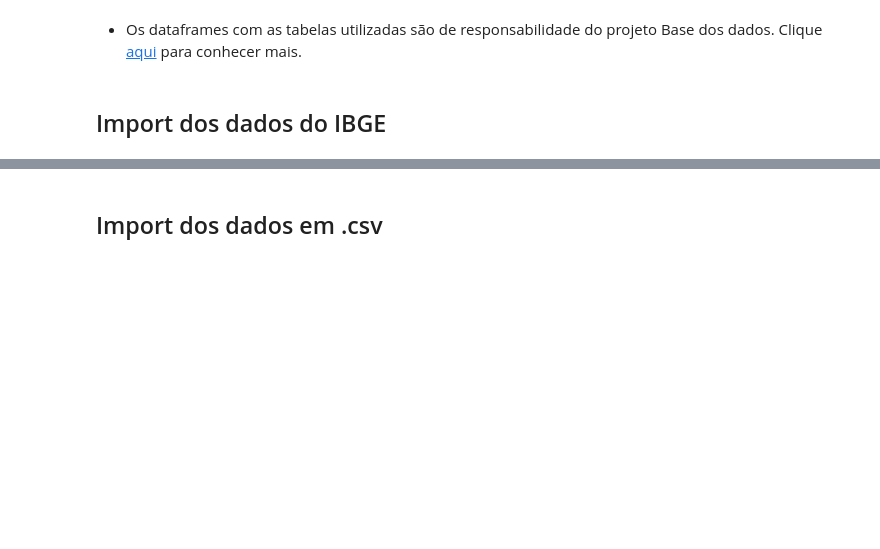
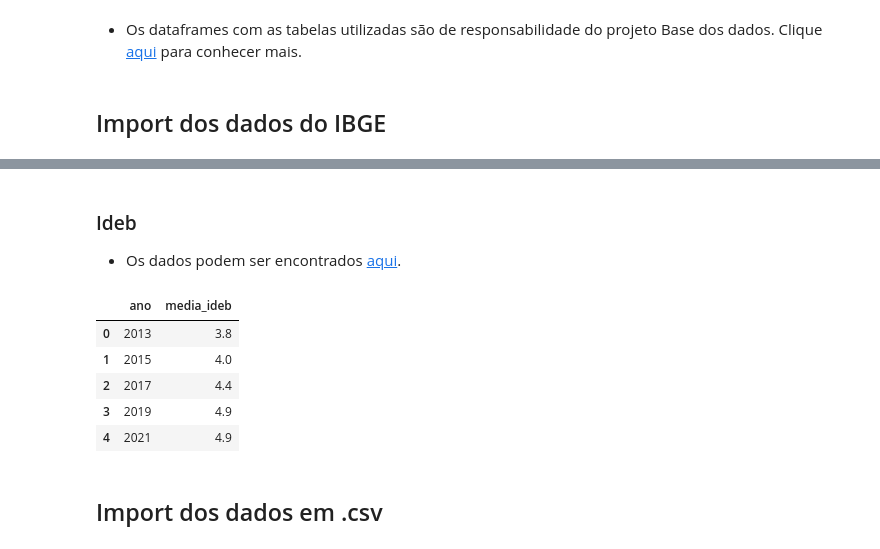
Before and after one commit to AllysonAbreu/dw_contas_publicas_2022, a Jupyter notebook: dea_despesas_dados_novos.ipynb, the cells around one changed output, grey strips where cells are left out. Saved outputs shown, nothing was run; the diff lists cells and outputs as text; code cells hidden in the pictures; blank space fills up the shorter version.

```diff
--- a/dea_despesas_dados_novos.ipynb
+++ b/dea_despesas_dados_novos.ipynb
@@ -140,3 +104,23 @@ df_ibge_pib
+# %% [markdown]
+### Ideb
+- Os dados podem ser encontrados [aqui](https://www.gov.br/inep/pt-br/areas-de-atuacao/pesquisas-estatisticas-e-indicadores/ideb/resultados).
+# %%
+dic_dados_ideb_anos_iniciais = {2013:3.9,2015:4.0,2017:4.6,2019:5.3,2021:4.9} # 1 ao 5 ano
+dic_dados_ideb_anos_finais = {2013:3.8,2015:4.0,2017:4.3,2019:4.6,2021:4.9} # 6 ao 9 ano
+dic_dados_media_ideb = {2013:3.8,2015:4.0,2017:4.4,2019:4.9,2021:4.9} # média aritmética dos idebs
+
+# transformando o dicionário em um dataframe pandas
+df_dados_ideb = pd.DataFrame.from_dict(dic_dados_media_ideb, orient='index',columns=['media_ideb'])
+df_dados_ideb.index.name='ano'
+df_dados_ideb.reset_index(inplace=True)
+df_dados_ideb
+# %% [output]
+|  | ano | media_ideb |
+| 0 | 2013 | 3.8 |
+| 1 | 2015 | 4.0 |
+| 2 | 2017 | 4.4 |
+| 3 | 2019 | 4.9 |
+| 4 | 2021 | 4.9 |
 # %% [markdown]
 ## Import dos dados em .csv
 # %%
```
Also changed, not shown: parts of 115 cells of this notebook.
